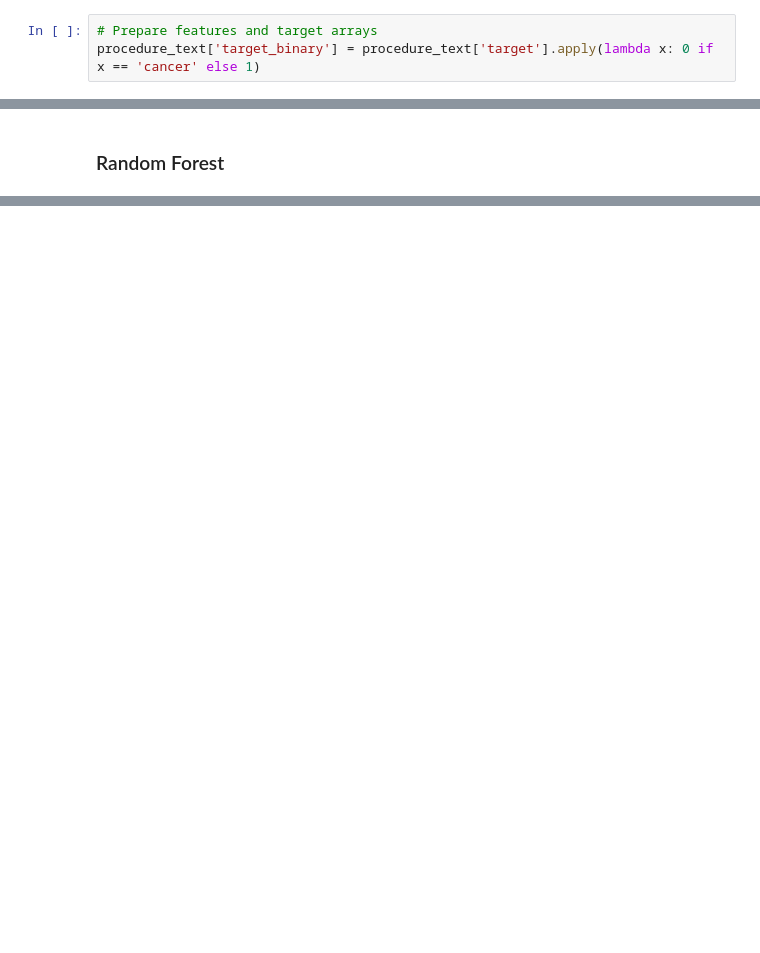
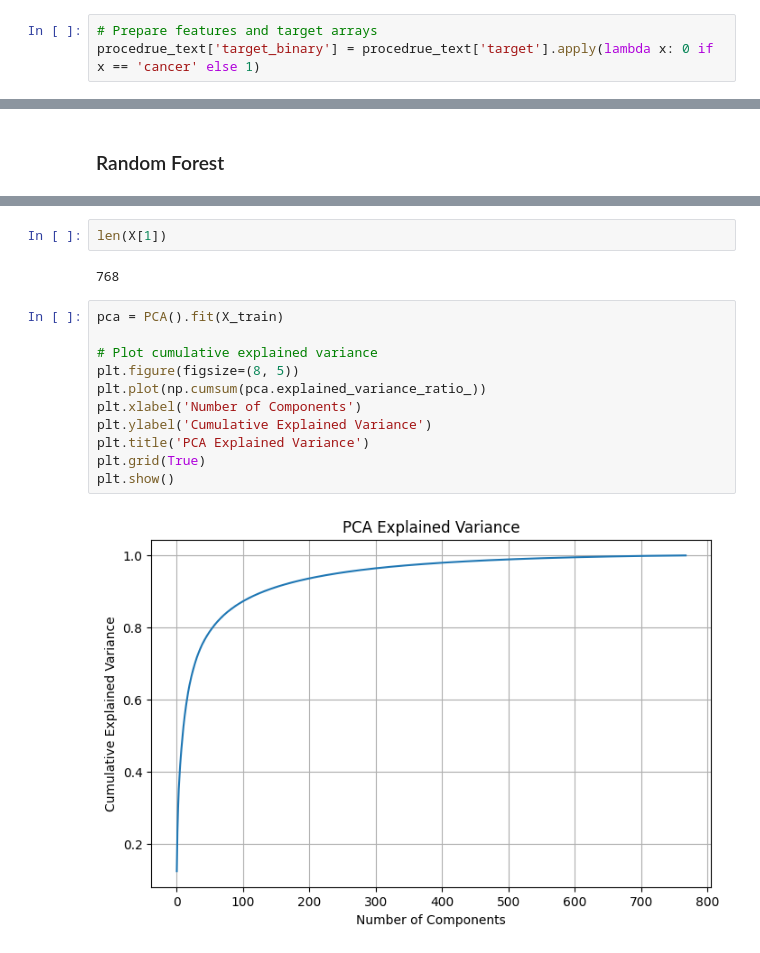
Before and after one commit to ericyuyzr/nlp-cancer-surgery-detection, a Jupyter notebook: notebooks/training.ipynb, the cells around one changed output, grey strips where cells are left out. Cells and saved outputs as stored; diff of their text form; blank space fills up the shorter version.

```diff
--- a/notebooks/training.ipynb
+++ b/notebooks/training.ipynb
@@ -90,6 +94,6 @@ To support symlinks on Windows, you either need to activate Developer Mode or to
 # %%
 # Prepare features and target arrays
-procedure_text['target_binary'] = procedure_text['target'].apply(lambda x: 0 if x == 'cancer' else 1)
+procedrue_text['target_binary'] = procedrue_text['target'].apply(lambda x: 0 if x == 'cancer' else 1)
 # %%
 procedrue_text['target_binary'] = procedrue_text['target'].apply(lambda x: 0 if x == 'non_cancer' else 1)
 percentage = procedrue_text['target_binary'].value_counts(normalize=True) * 100
@@ -138,0 +200,17 @@ clf.fit(X_train, y_train)
+# %%
+len(X[1])
+# %% [output]
+768
+# %%
+pca = PCA().fit(X_train)
+
+# Plot cumulative explained variance
+plt.figure(figsize=(8, 5))
+plt.plot(np.cumsum(pca.explained_variance_ratio_))
+plt.xlabel('Number of Components')
+plt.ylabel('Cumulative Explained Variance')
+plt.title('PCA Explained Variance')
+plt.grid(True)
+plt.show()
+# %% [output]
+[figure, added]
```
Also changed, not shown: parts of 16 cells of this notebook, 1 other file.
